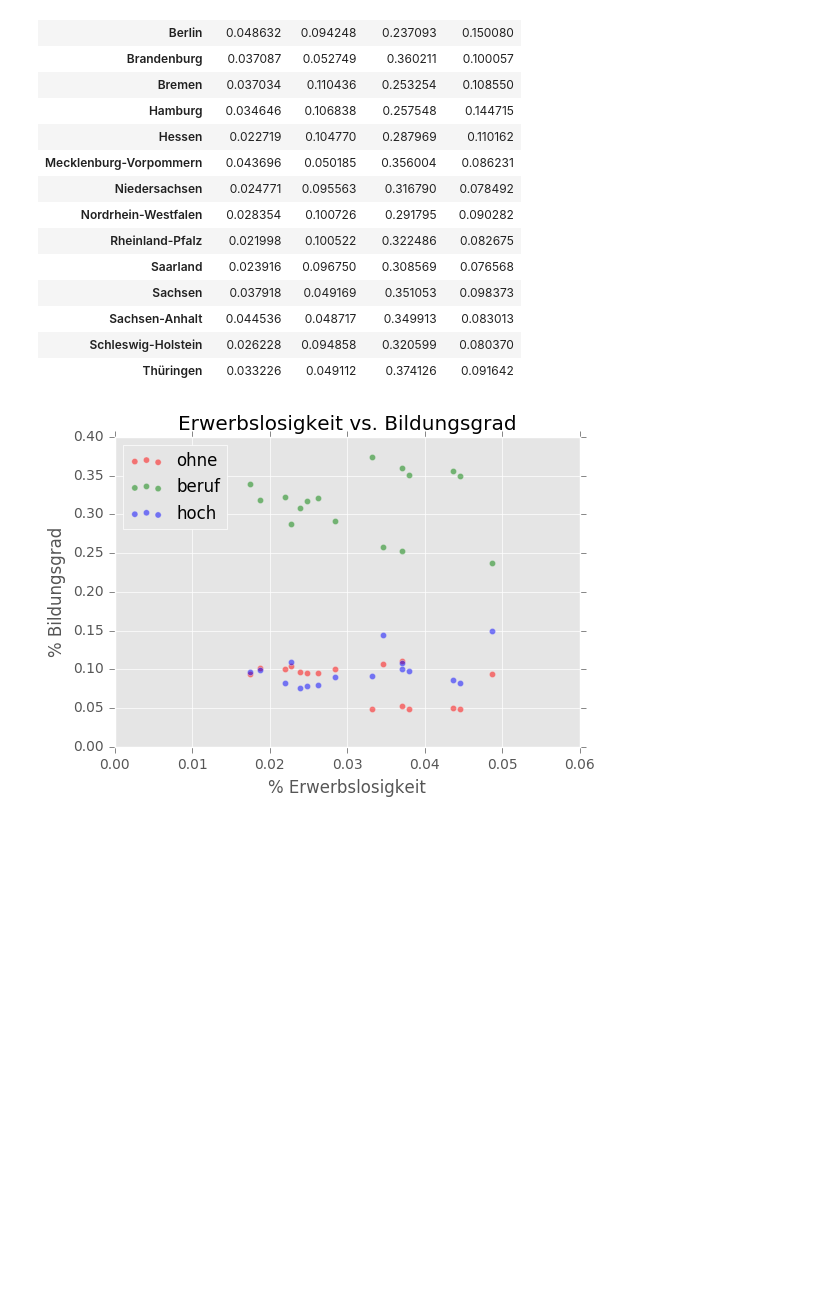
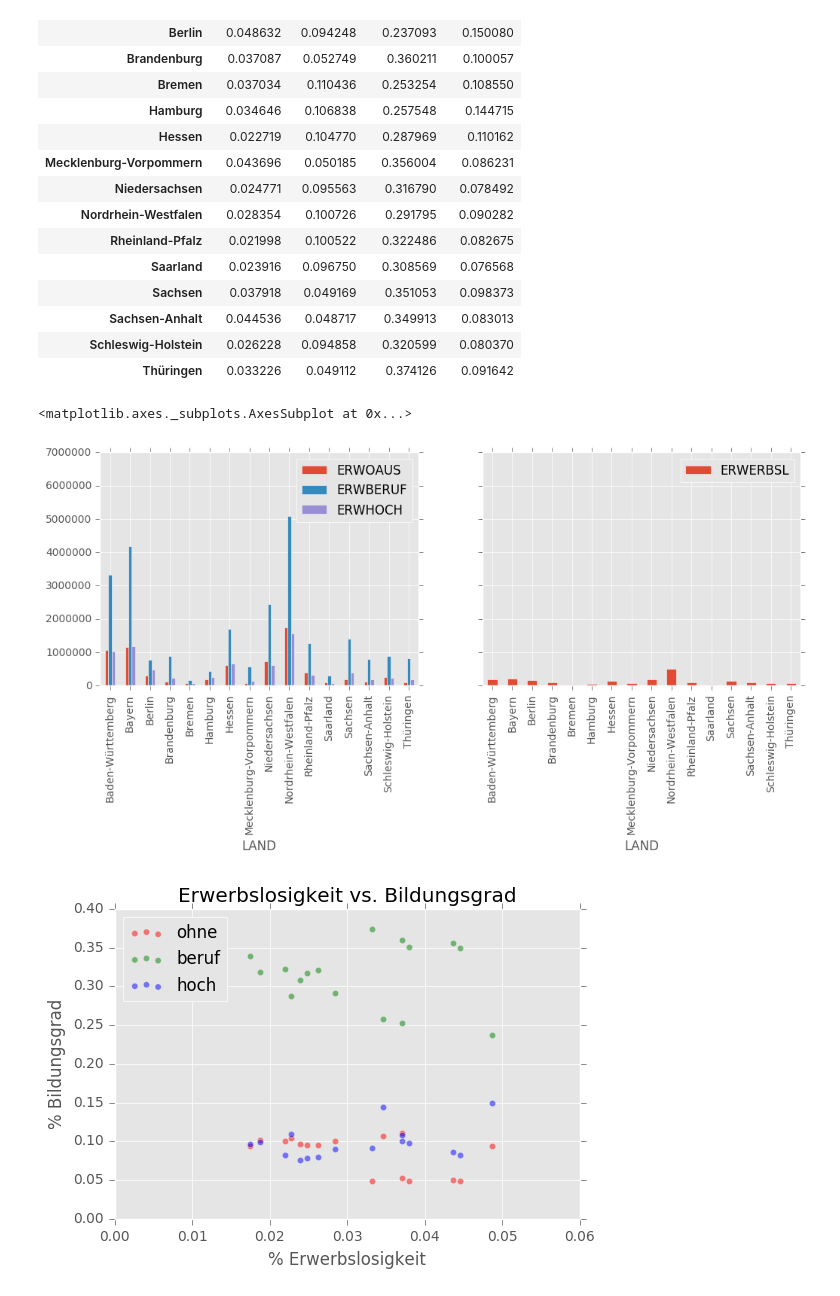
Before and after one commit to jgoerner/Programming-for-DataScience, a Jupyter notebook: Aufgabenblaetter/Aufgabenblatt 4.ipynb, the cells around one changed output. Drawn from its saved outputs; the diff is of its cells as text; code cells hidden in the pictures; blank space fills up the shorter version.

```diff
--- a/Aufgabenblaetter/Aufgabenblatt 4.ipynb
+++ b/Aufgabenblaetter/Aufgabenblatt 4.ipynb
@@ -2,9 +2,10 @@
 # Aufgabe 4.0
 # %%
 import pandas as pd
+import numpy as np
 
 # 0 - load data
-path_erwerb = "../data/census/soziodemo_zip/Neu_Bevoelkerung_nach_Erwerbsstatus_2011_V1_28Mai2013.csv"
+path_erwerb = "../data/Neu_Bevoelkerung_nach_Erwerbsstatus_2011_V1_28Mai2013.csv"
 df_with_subtotals = pd.read_csv(path_erwerb, sep=";")
 df = df_with_subtotals[df_with_subtotals["KREIS"] != "Gesamt"] # create copy without subtotals
 
@@ -133,6 +133,14 @@ tmp_rel
 | Sachsen-Anhalt | 0.044536 | 0.048717 | 0.349913 | 0.083013 |
 | Schleswig-Holstein | 0.026228 | 0.094858 | 0.320599 | 0.080370 |
 | Thüringen | 0.033226 | 0.049112 | 0.374126 | 0.091642 |
+# %%
+fig, axes = plt.subplots(1,2)
+fig.set_figwidth(12)
+tmp.loc[:,["ERWOAUS", "ERWBERUF", "ERWHOCH"]].plot.bar(ax=axes[0], ylim=(0, 7000000))
+tmp.loc[:,["ERWERBSL"]].plot.bar(ax=axes[1], ylim=(0, 7000000), sharey=True)
+# %% [output]
+<matplotlib.axes._subplots.AxesSubplot at 0x...>
+[figure, added]
 # %%
 plt.scatter(x = tmp_rel.loc[:,"ERWERBSL"], y = tmp_rel.loc[:,"ERWOAUS"], c = "red", alpha=.5, label="ohne")
 plt.scatter(x = tmp_rel.loc[:,"ERWERBSL"], y = tmp_rel.loc[:,"ERWBERUF"], c = "green", alpha=.5, label="beruf")
```
Also changed, not shown: parts of 5 cells of this notebook, 3 other files.
